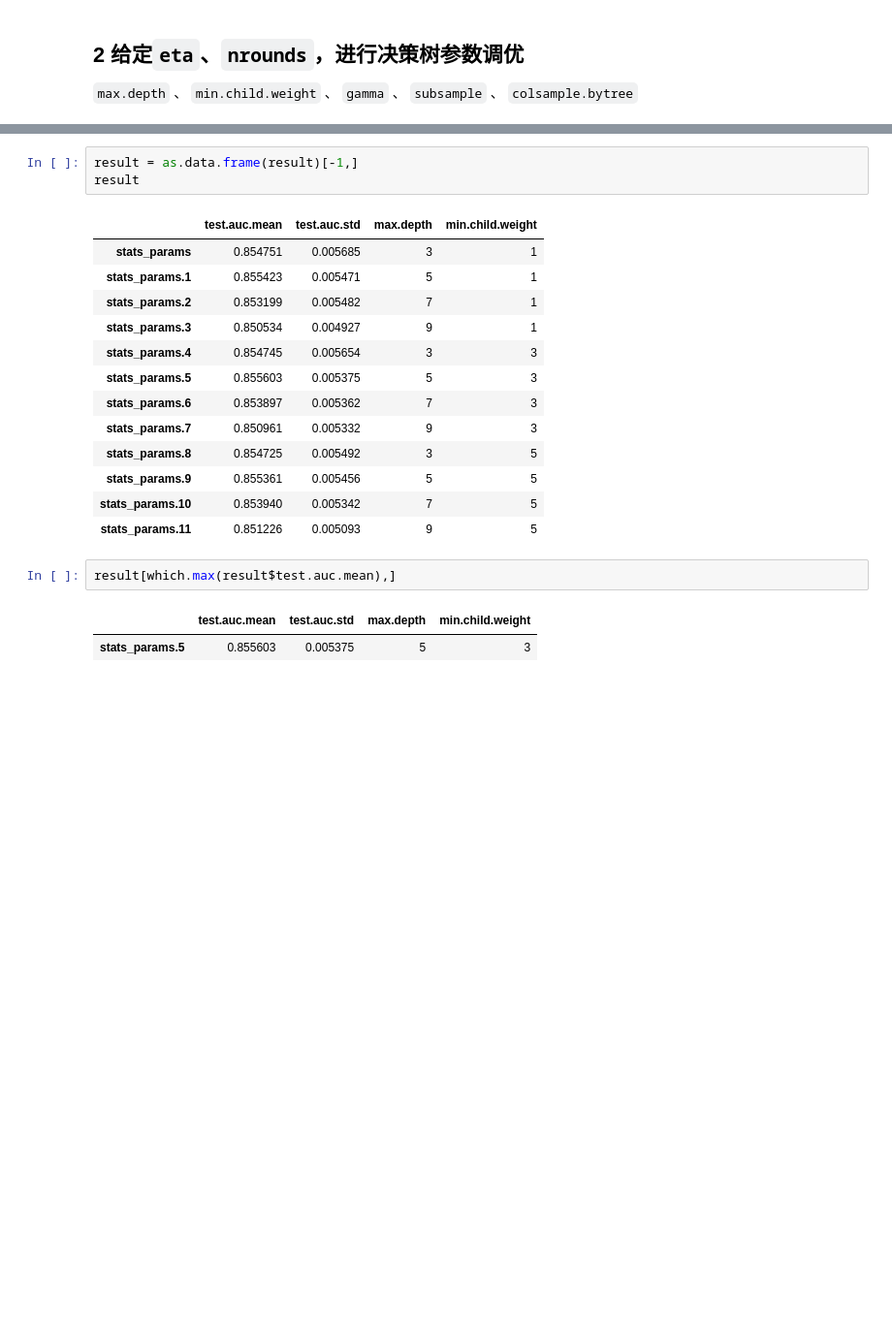
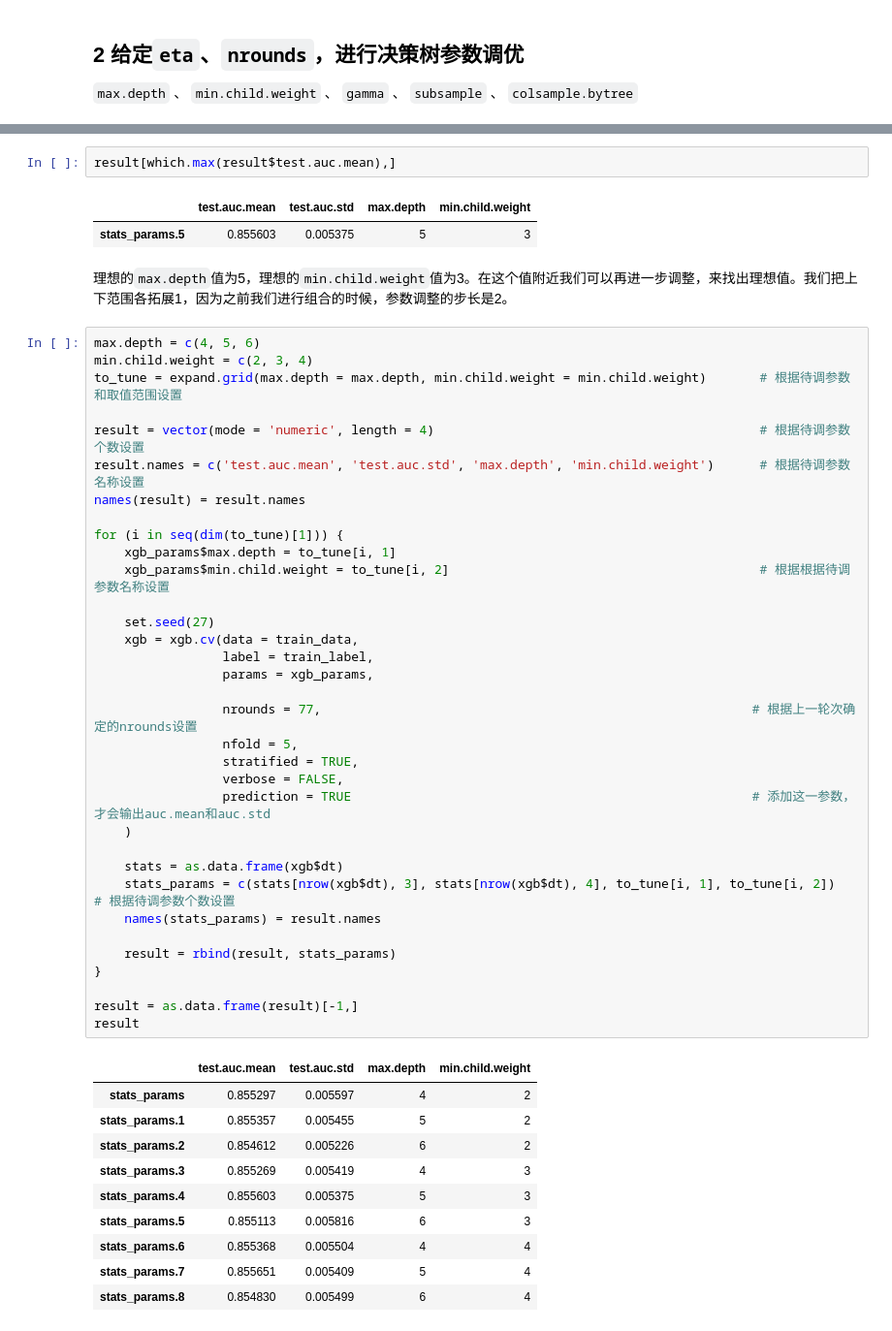
Before and after one commit to showkeyjar/Move, a Jupyter notebook: XGBoost调参.ipynb, the cells around one changed output, grey strips where cells are left out. Shown at 97% size. Drawn from its saved outputs; the diff is of its cells as text; blank space fills up the shorter version.

```diff
--- a/XGBoost调参.ipynb
+++ b/XGBoost调参.ipynb
@@ -141,22 +173,52 @@ for (i in seq(dim(to_tune)[1])) {
-# %%
-result = as.data.frame(result)[-1,]
-result
-# %% [output]
-|  | test.auc.mean | test.auc.std | max.depth | min.child.weight |
-| stats_params | 0.854751 | 0.005685 | 3 | 1 |
-| stats_params.1 | 0.855423 | 0.005471 | 5 | 1 |
-| stats_params.2 | 0.853199 | 0.005482 | 7 | 1 |
-| stats_params.3 | 0.850534 | 0.004927 | 9 | 1 |
-| stats_params.4 | 0.854745 | 0.005654 | 3 | 3 |
-| stats_params.5 | 0.855603 | 0.005375 | 5 | 3 |
-| stats_params.6 | 0.853897 | 0.005362 | 7 | 3 |
-| stats_params.7 | 0.850961 | 0.005332 | 9 | 3 |
-| stats_params.8 | 0.854725 | 0.005492 | 3 | 5 |
-| stats_params.9 | 0.855361 | 0.005456 | 5 | 5 |
-| stats_params.10 | 0.853940 | 0.005342 | 7 | 5 |
-| stats_params.11 | 0.851226 | 0.005093 | 9 | 5 |
 # %%
 result[which.max(result$test.auc.mean),]
 # %% [output]
 |  | test.auc.mean | test.auc.std | max.depth | min.child.weight |
 | stats_params.5 | 0.855603 | 0.005375 | 5 | 3 |
+# %% [markdown]
+理想的`max.depth`值为5，理想的`min.child.weight`值为3。在这个值附近我们可以再进一步调整，来找出理想值。我们把上下范围各拓展1，因为之前我们进行组合的时候，参数调整的步长是2。
+# %%
+max.depth = c(4, 5, 6)
+min.child.weight = c(2, 3, 4)
+to_tune = expand.grid(max.depth = max.depth, min.child.weight = min.child.weight)       # 根据待调参数和取值范围设置
+
+result = vector(mode = 'numeric', length = 4)                                           # 根据待调参数个数设置
+result.names = c('test.auc.mean', 'test.auc.std', 'max.depth', 'min.child.weight')      # 根据待调参数名称设置
+names(result) = result.names
+
+for (i in seq(dim(to_tune)[1])) {
+    xgb_params$max.depth = to_tune[i, 1]
+    xgb_params$min.child.weight = to_tune[i, 2]                                         # 根据根据待调参数名称设置
+
+    set.seed(27)
+    xgb = xgb.cv(data = train_data,
+                 label = train_label,
+                 params = xgb_params,
+
+                 nrounds = 77,                                                         # 根据上一轮次确定的nrounds设置
+                 nfold = 5,
+                 stratified = TRUE,
+                 verbose = FALSE,
+                 prediction = TRUE                                                     # 添加这一参数，才会输出auc.mean和auc.std
+    )
+
+    stats = as.data.frame(xgb$dt)
+    stats_params = c(stats[nrow(xgb$dt), 3], stats[nrow(xgb$dt), 4], to_tune[i, 1], to_tune[i, 2])     # 根据待调参数个数设置
+    names(stats_params) = result.names
+
+    result = rbind(result, stats_params)
+}
+
+result = as.data.frame(result)[-1,]
+result
+# %% [output]
+|  | test.auc.mean | test.auc.std | max.depth | min.child.weight |
+| stats_params | 0.855297 | 0.005597 | 4 | 2 |
+| stats_params.1 | 0.855357 | 0.005455 | 5 | 2 |
+| stats_params.2 | 0.854612 | 0.005226 | 6 | 2 |
+| stats_params.3 | 0.855269 | 0.005419 | 4 | 3 |
+| stats_params.4 | 0.855603 | 0.005375 | 5 | 3 |
+| stats_params.5 | 0.855113 | 0.005816 | 6 | 3 |
+| stats_params.6 | 0.855368 | 0.005504 | 4 | 4 |
+| stats_params.7 | 0.855651 | 0.005409 | 5 | 4 |
+| stats_params.8 | 0.854830 | 0.005499 | 6 | 4 |
```
Also changed, not shown: parts of 41 cells of this notebook.
